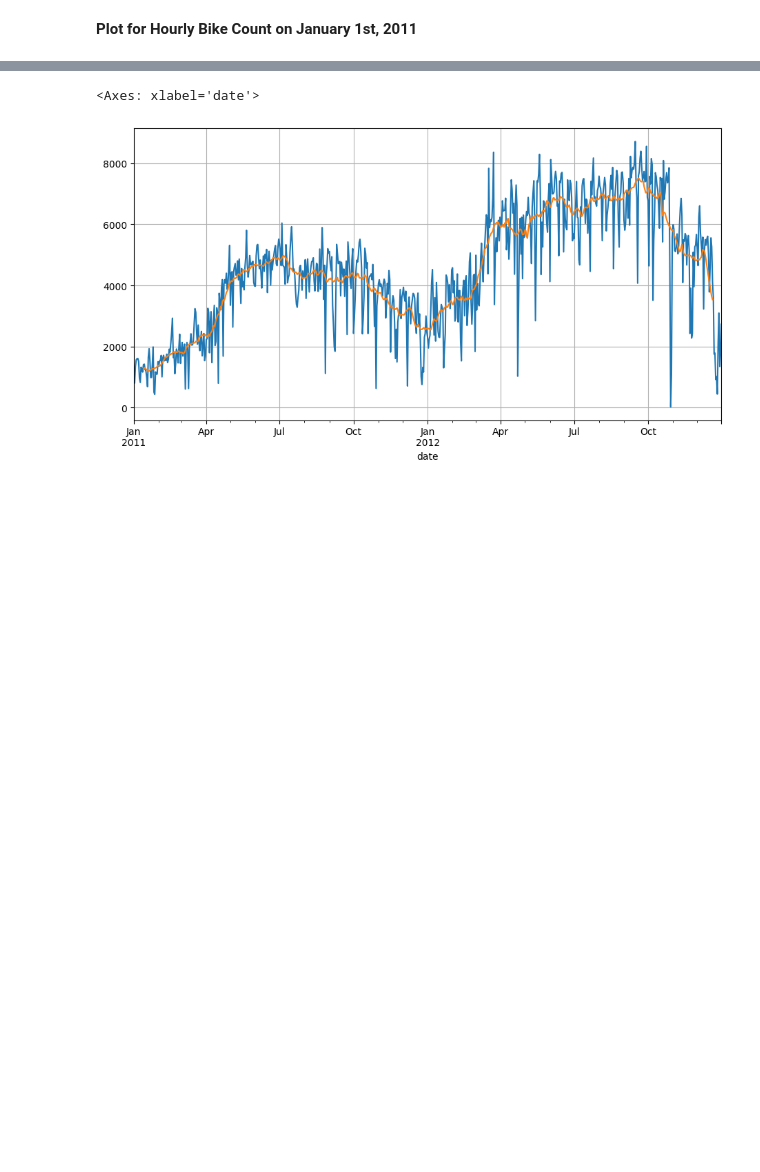
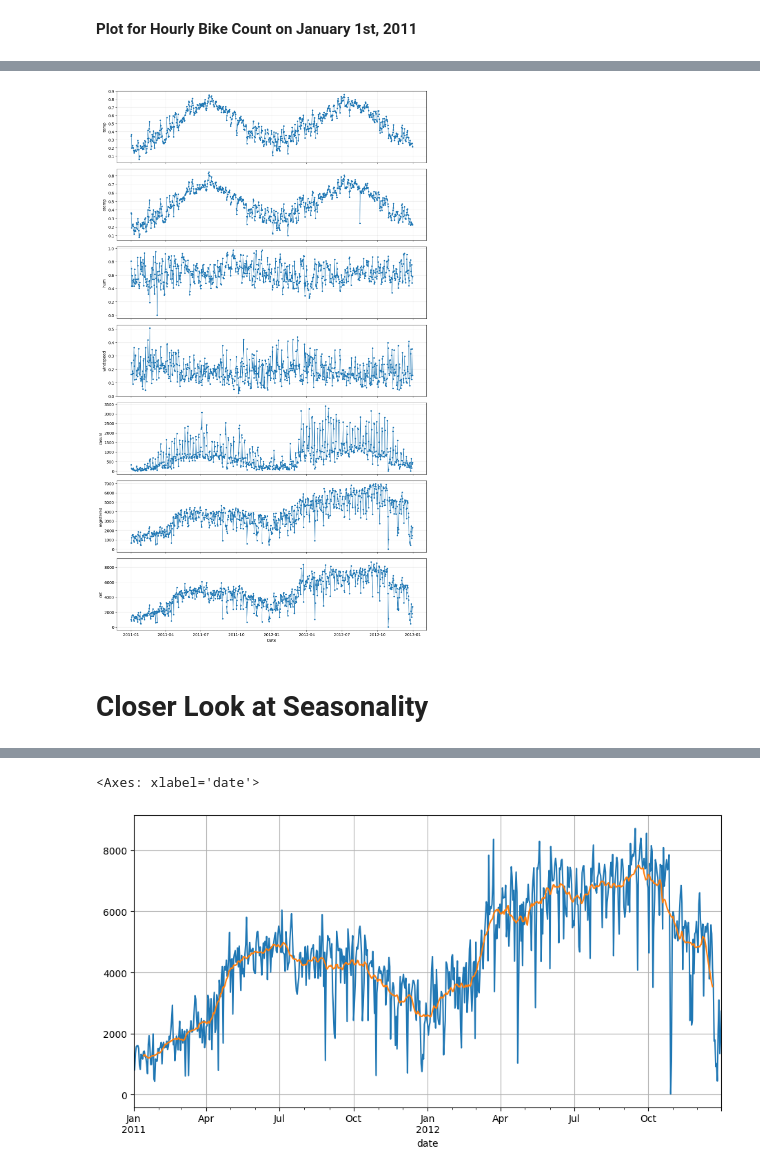
Before and after one commit to LamaAbdulal/AISE4010_Project, a Jupyter notebook: Project_Bike_Share_Capital.ipynb, the cells around one changed output, grey strips where cells are left out. Drawn from its saved outputs; the diff is of its cells as text; code cells hidden in the pictures; blank space fills up the shorter version.

```diff
--- a/Project_Bike_Share_Capital.ipynb
+++ b/Project_Bike_Share_Capital.ipynb
@@ -239,0 +304,27 @@ cnt_Hdata_2011.plot(ylabel='cnt',grid=True)
+# %%
+# define the numeric variables to plot over time
+cont_variables = [
+    'temp', 'atemp', 'hum', 'windspeed',
+    'casual', 'registered', 'cnt'
+]
+
+fig, axes = plt.subplots(
+    nrows=7,
+    ncols=1,
+    figsize=(12, 20),
+    sharex=True
+)
+
+for ax, var in zip(axes, cont_variables):
+    ax.plot(df.index, df[var], marker='.', linewidth=0.8)
+    ax.set_ylabel(var)
+    ax.grid(alpha=0.3)
+
+axes[-1].set_xlabel('Date')
+
+plt.tight_layout()
+plt.show()
+# %% [output]
+[figure, added]
+# %% [markdown]
+# Closer Look at Seasonality
```
Also changed, not shown: parts of 46 cells of this notebook.
